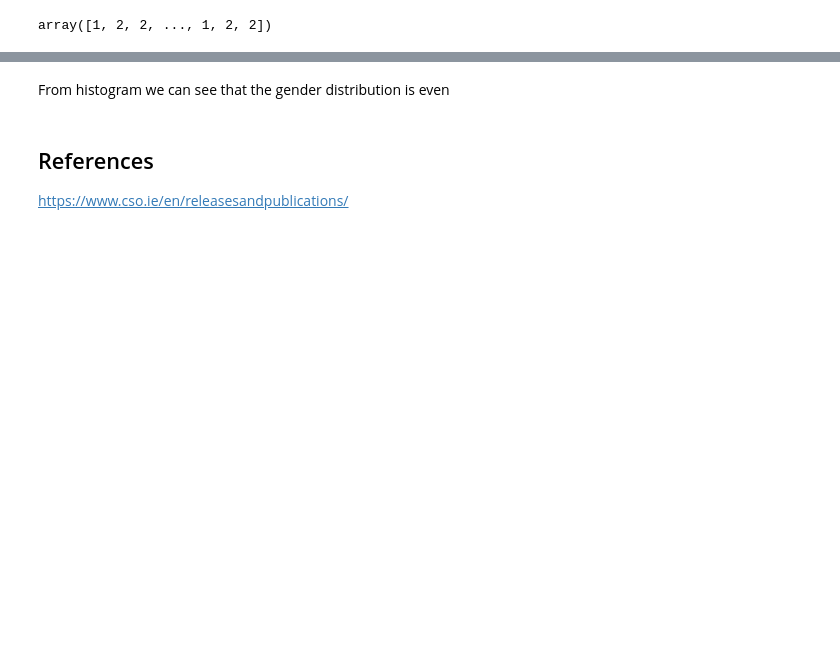
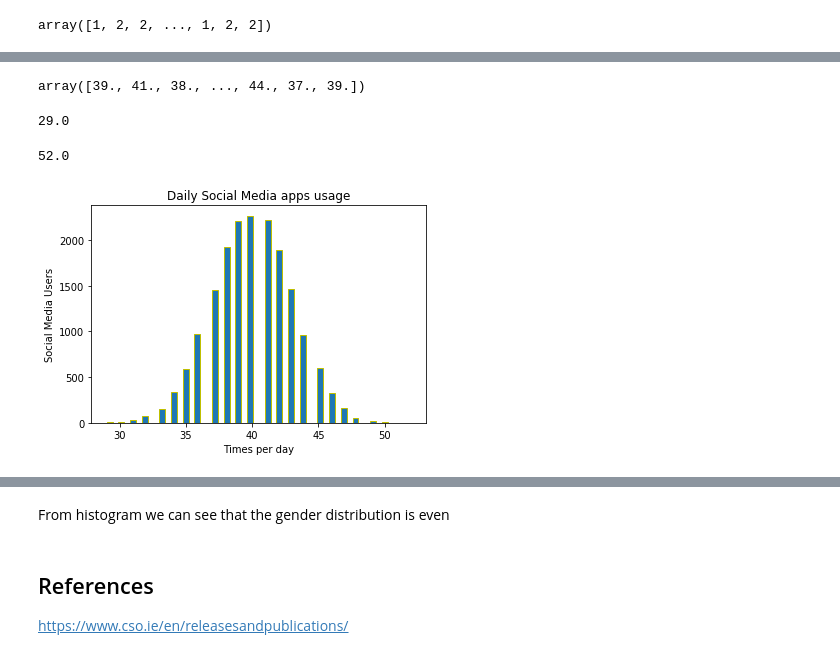
Before and after one commit to rituteval/Programming-DA--PROJECT, a Jupyter notebook: Programming DA- PROJECT.ipynb, the cells around one changed output, grey strips where cells are left out. Saved outputs shown, nothing was run; the diff lists cells and outputs as text; code cells hidden in the pictures; blank space fills up the shorter version.

```diff
--- a/Programming DA- PROJECT.ipynb
+++ b/Programming DA- PROJECT.ipynb
@@ -139 +161,24 @@ plt.show() # Showed plot
+# %%
+np.random.seed(12345)
+
+usage = np.random.normal(40,3,17735). round(0) # Generated values
+usage
+# %% [output]
+array([39., 41., 38., ..., 44., 37., 39.])
+# %%
+min(usage)
+# %% [output]
+29.0
+# %%
+max(usage)
+# %% [output]
+52.0
+# %%
+plt.hist(usage,bins=52, edgecolor='y') # Added sample count, amount of bins
+plt.ylabel('Social Media Users') # Labeled y axis
+plt.xlabel('Times per day') # Labeled x axis
+plt.title ('Daily Social Media apps usage') # Added title
+plt.show() # Showed Plot
+# %% [output]
+[figure, added]
 # %%
```
Also changed, not shown: parts of 21 cells of this notebook.
